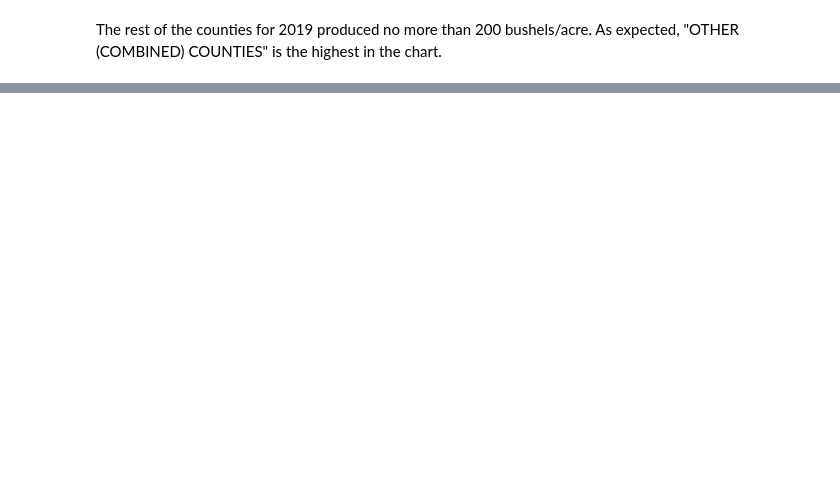
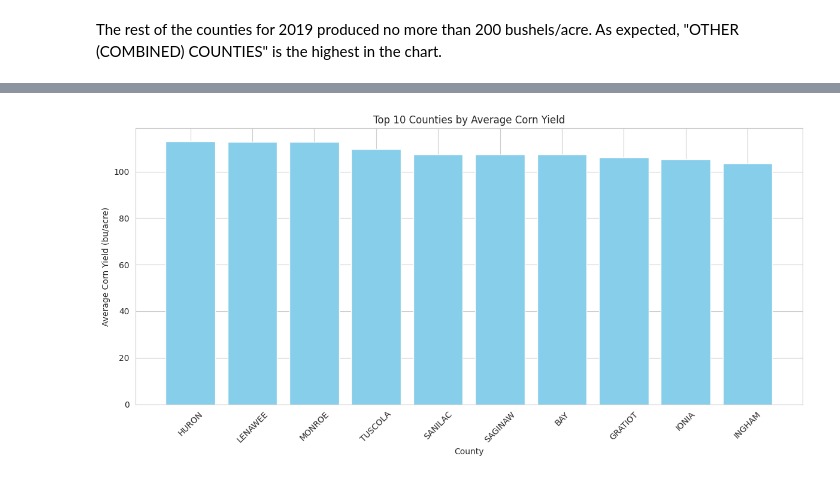
Before and after one commit to matthewchess/Milestone-1, a Jupyter notebook: analysis.ipynb, the cells around one changed output, grey strips where cells are left out. Drawn from its saved outputs; the diff is of its cells as text; code cells hidden in the pictures; blank space fills up the shorter version.

```diff
--- a/analysis.ipynb
+++ b/analysis.ipynb
@@ -471,0 +688,10 @@ plt.show()
+# %%
+# Calculate the average yield per county over the entire period
+average_yield = merged_data.groupby('county_name')['Value'].mean().reset_index()
+
+# Sort counties by average yield in descending order
+average_yield_sorted = average_yield.sort_values(by='Value', ascending=False)
+
+# Top 10 counties
+print("Top 10 Counties by Average Corn Yield:")
+print(average_yield_sorted.head(10))
@@ -471,0 +711,12 @@ plt.show()
+# %%
+# Bar plot of average yields for top 10 counties
+plt.figure(figsize=(12, 6))
+plt.bar(average_yield_sorted['county_name'].head(10), average_yield_sorted['Value'].head(10), color='skyblue')
+plt.xticks(rotation=45)
+plt.xlabel('County')
+plt.ylabel('Average Corn Yield (bu/acre)')
+plt.title('Top 10 Counties by Average Corn Yield')
+plt.tight_layout()
+plt.show()
+# %% [output]
+[figure, added]
```
Also changed, not shown: parts of 47 cells of this notebook, 2 other files.
